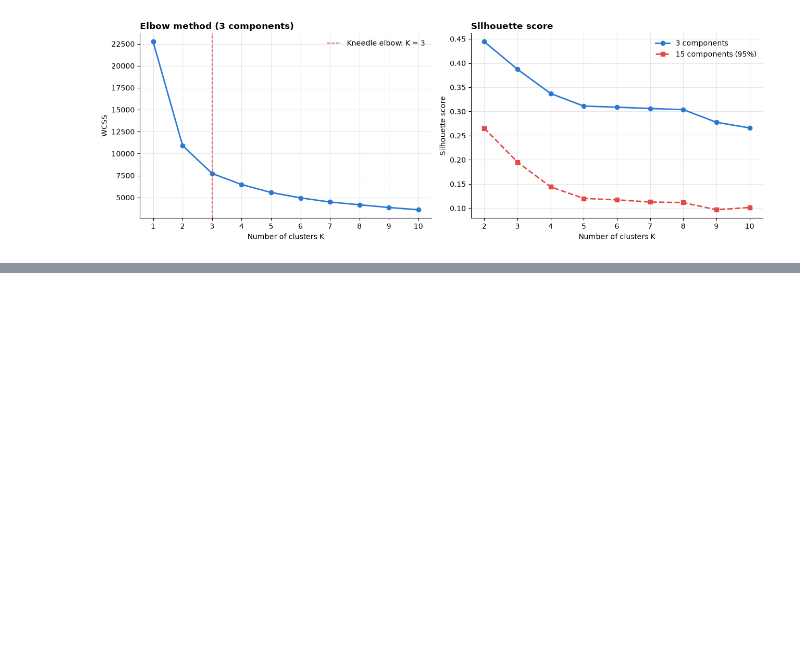
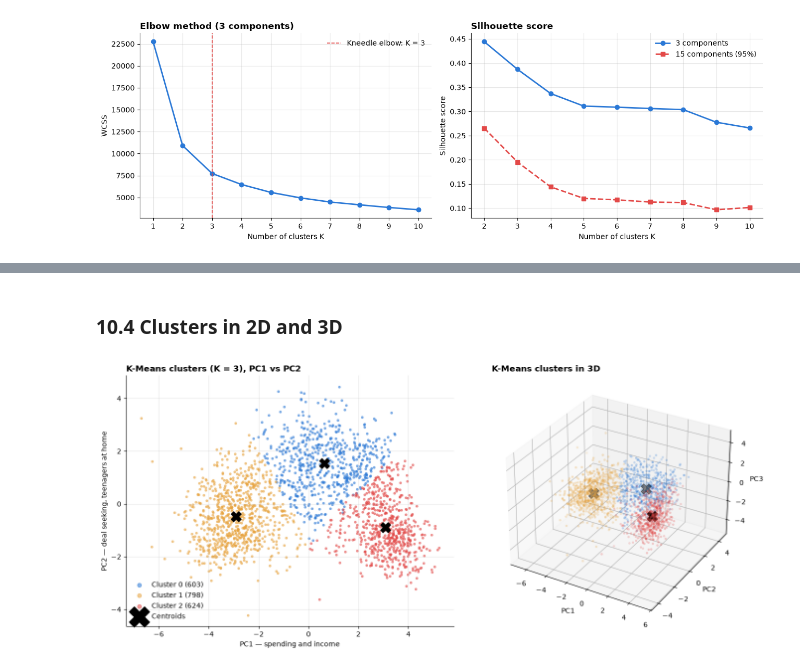
Before and after one commit to nadiagul01/customer-segmentation, a Jupyter notebook: notebooks/customer_segmentation.ipynb, the cells around one changed output, grey strips where cells are left out. Saved outputs shown, nothing was run; the diff lists cells and outputs as text; code cells hidden in the pictures; blank space fills up the shorter version.

Commit message:
feat: add final K-Means clustering with quality checks and 2D/3D plots

```diff
--- a/notebooks/customer_segmentation.ipynb
+++ b/notebooks/customer_segmentation.ipynb
@@ -763,0 +771,7 @@ plt.show()
+# %%
+FINAL_K = 3
+
+sil_k = scores_3d["silhouette"]
+print(f"Kneedle elbow (3 components / 95%): {elbow_k(scores_3d)} / {elbow_k(scores_95)}")
+print(f"Silhouette at K = {FINAL_K}: {sil_k[FINAL_K]:.3f} "
+      f"(maximum {sil_k.max():.3f} at K = {sil_k.idxmax()}, difference {sil_k.max() - sil_k[FINAL_K]:.3f})")
@@ -763,0 +809,6 @@ plt.show()
+# %%
+kmeans = KMeans(n_clusters=FINAL_K, n_init=10, random_state=RANDOM_STATE).fit(X_pca3)
+df["Cluster"] = kmeans.labels_
+
+sizes = df["Cluster"].value_counts().sort_index()
+pd.DataFrame({"customers": sizes, "share (%)": (sizes / len(df) * 100).round(1)})
@@ -763,0 +849,31 @@ plt.show()
+# %% [markdown]
+### 10.4 Clusters in 2D and 3D
+# %%
+CLUSTER_COLORS = ["#2a78d6", "#e8a33d", "#e34948", "#1baf7a", "#8b5cf6",
+                  "#6b7280", "#0ea5e9", "#d946ef", "#84cc16", "#f97316"]
+centroids = kmeans.cluster_centers_
+
+fig = plt.figure(figsize=(14, 6))
+ax2d = fig.add_subplot(1, 2, 1)
+ax3d = fig.add_subplot(1, 2, 2, projection="3d")
+for c in range(FINAL_K):
+    pts = X_pca3[df["Cluster"].to_numpy() == c]
+    ax2d.scatter(pts["PC1"], pts["PC2"], s=8, alpha=0.55, color=CLUSTER_COLORS[c],
+                 label=f"Cluster {c} ({len(pts):,})")
+    ax3d.scatter(pts["PC1"], pts["PC2"], pts["PC3"], s=6, alpha=0.5, color=CLUSTER_COLORS[c])
+ax2d.scatter(centroids[:, 0], centroids[:, 1], s=220, marker="X", color="black", label="Centroids")
+ax3d.scatter(centroids[:, 0], centroids[:, 1], centroids[:, 2], s=220, marker="X", color="black")
+
+ax2d.set_xlabel("PC1 — spending and income")
+ax2d.set_ylabel("PC2 — deal seeking, teenagers at home")
+ax2d.set_title(f"K-Means clusters (K = {FINAL_K}), PC1 vs PC2", loc="left", fontweight="bold")
+ax2d.legend(frameon=False, markerscale=2)
+ax3d.set_xlabel("PC1")
+ax3d.set_ylabel("PC2")
+ax3d.set_zlabel("PC3")
+ax3d.set_title("K-Means clusters in 3D", loc="left", fontweight="bold")
+fig.tight_layout()
+fig.savefig(FIG_DIR / "07_clusters_2d_3d.png", dpi=150)
+plt.show()
+# %% [output]
+[figure, added]
```
Also changed, not shown: parts of 8 cells of this notebook.
